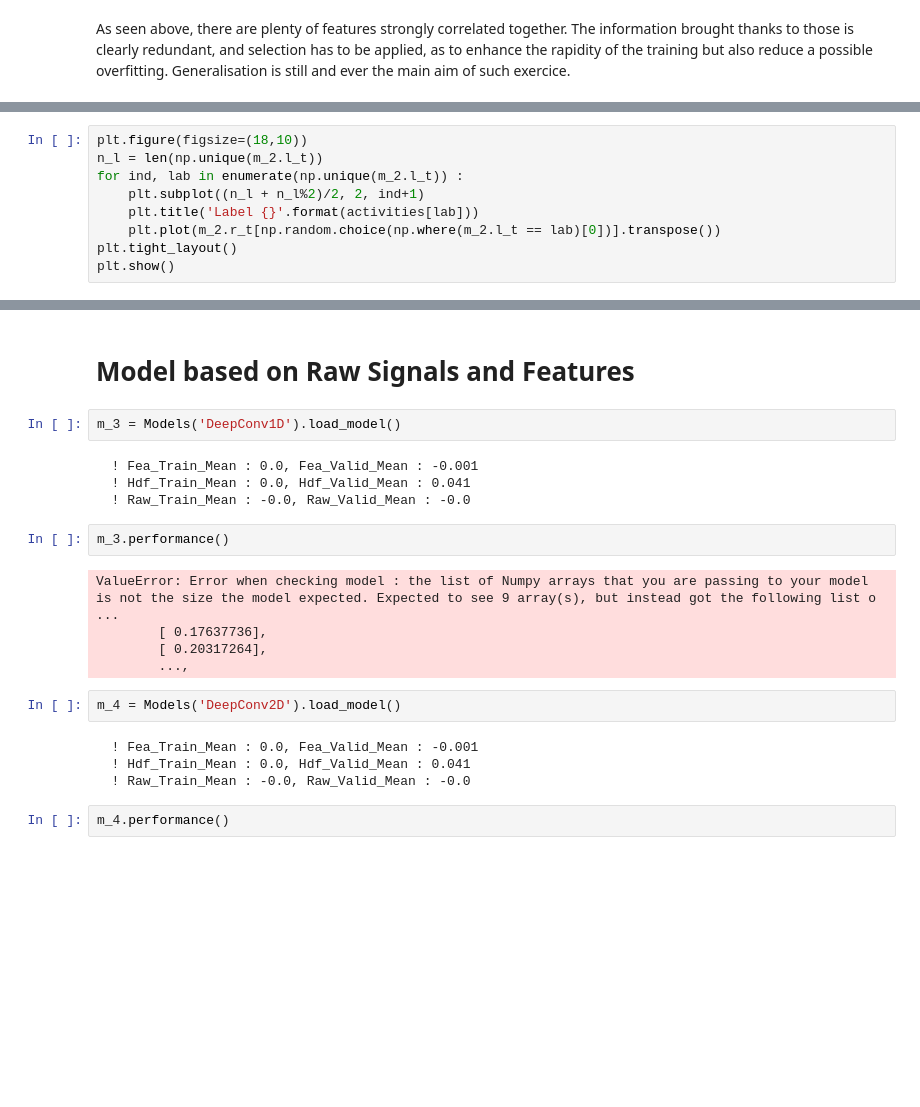
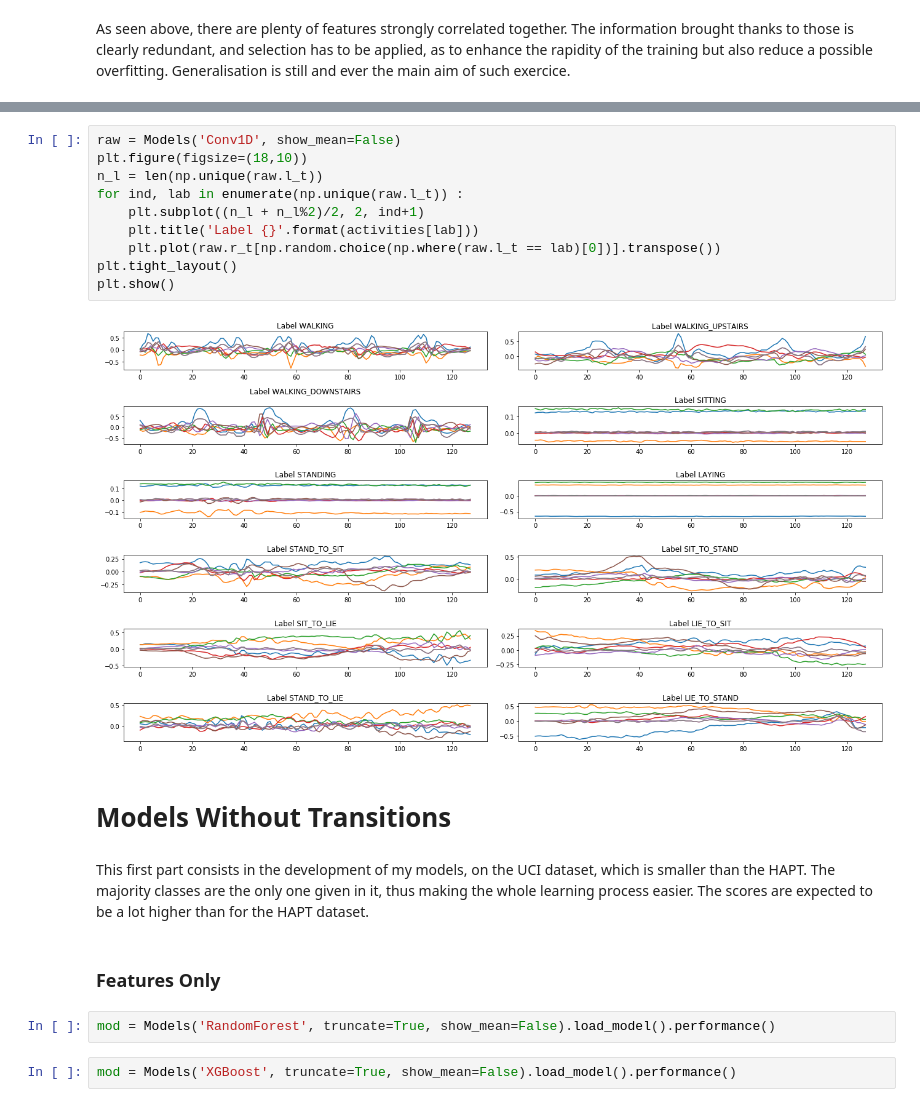
Before and after one commit to Coricos/ActivityRecognition, a Jupyter notebook: notebook.ipynb, the cells around one changed output, grey strips where cells are left out. Drawn from its saved outputs; the diff is of its cells as text; blank space fills up the shorter version.

Commit message:
Enhanced visual

```diff
--- a/notebook.ipynb
+++ b/notebook.ipynb
@@ -106,9 +70,0 @@ m_2 = Models('Conv1D').load_model()
-# %%
-plt.figure(figsize=(18,10))
-n_l = len(np.unique(m_2.l_t))
-for ind, lab in enumerate(np.unique(m_2.l_t)) :
-    plt.subplot((n_l + n_l%2)/2, 2, ind+1)
-    plt.title('Label {}'.format(activities[lab]))
-    plt.plot(m_2.r_t[np.random.choice(np.where(m_2.l_t == lab)[0])].transpose())
-plt.tight_layout()
-plt.show()
@@ -139,23 +71,22 @@ m_3.performance()
-# %% [markdown]
-# Model based on Raw Signals and Features
-# %%
-m_3 = Models('DeepConv1D').load_model()
-# %% [output]
-  ! Fea_Train_Mean : 0.0, Fea_Valid_Mean : -0.001
-  ! Hdf_Train_Mean : 0.0, Hdf_Valid_Mean : 0.041
-  ! Raw_Train_Mean : -0.0, Raw_Valid_Mean : -0.0
-# %%
-m_3.performance()
-# %% [output]
-ValueError: Error when checking model : the list of Numpy arrays that you are passing to your model is not the size the model expected. Expected to see 9 array(s), but instead got the following list o ...
-        [ 0.17637736],
-        [ 0.20317264],
-        ...,
-# %%
-m_4 = Models('DeepConv2D').load_model()
-# %% [output]
-  ! Fea_Train_Mean : 0.0, Fea_Valid_Mean : -0.001
-  ! Hdf_Train_Mean : 0.0, Hdf_Valid_Mean : 0.041
-  ! Raw_Train_Mean : -0.0, Raw_Valid_Mean : -0.0
-# %%
-m_4.performance()
+# %%
+raw = Models('Conv1D', show_mean=False)
+plt.figure(figsize=(18,10))
+n_l = len(np.unique(raw.l_t))
+for ind, lab in enumerate(np.unique(raw.l_t)) :
+    plt.subplot((n_l + n_l%2)/2, 2, ind+1)
+    plt.title('Label {}'.format(activities[lab]))
+    plt.plot(raw.r_t[np.random.choice(np.where(raw.l_t == lab)[0])].transpose())
+plt.tight_layout()
+plt.show()
+# %% [output]
+[figure, added]
+# %% [markdown]
+# Models Without Transitions
+# %% [markdown]
+This first part consists in the development of my models, on the UCI dataset, which is smaller than the HAPT. The majority classes are the only one given in it, thus making the whole learning process easier. The scores are expected to be a lot higher than for the HAPT dataset.
+# %% [markdown]
+### Features Only
+# %%
+mod = Models('RandomForest', truncate=True, show_mean=False).load_model().performance()
+# %%
+mod = Models('XGBoost', truncate=True, show_mean=False).load_model().performance()
```
Also changed, not shown: parts of 36 cells of this notebook.
